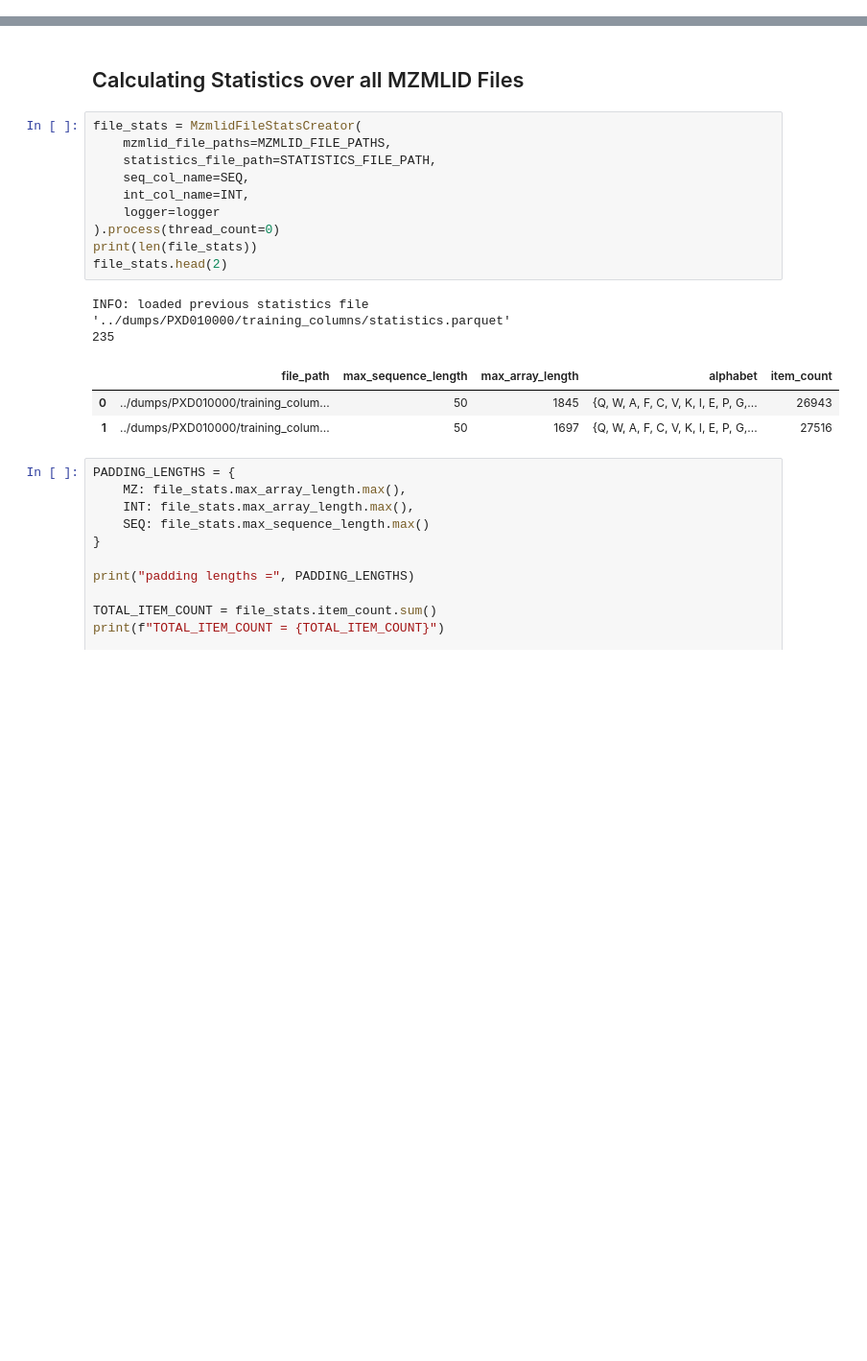
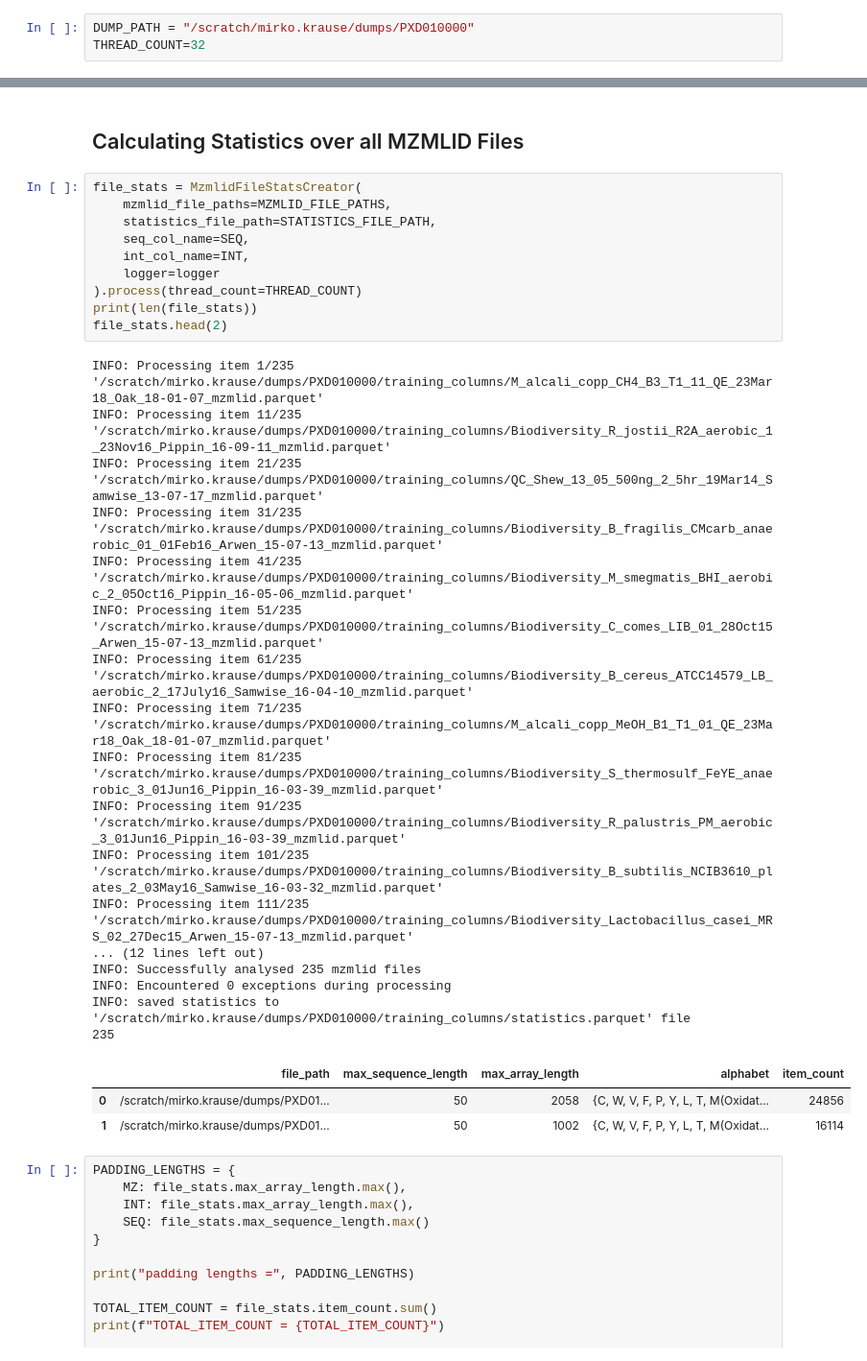
Before and after one commit to Miroka96/mmdenovo, a Jupyter notebook: notebooks/210610_1 Dataset Generation.ipynb, the cells around one changed output, grey strips where cells are left out. Shown at 96% size. Drawn from its saved outputs; the diff is of its cells as text; blank space fills up the shorter version.

Commit message:
adapt data preprocessing to server paths

```diff
--- a/notebooks/210610_1 Dataset Generation.ipynb
+++ b/notebooks/210610_1 Dataset Generation.ipynb
@@ -28 +35,4 @@ pwd
+# %%
+DUMP_PATH = "/scratch/mirko.krause/dumps/PXD010000"
+THREAD_COUNT=32
 # %%
@@ -59,19 +67,34 @@ MZMLID_FILE_PATHS[0]
 # %%
 file_stats = MzmlidFileStatsCreator(
     mzmlid_file_paths=MZMLID_FILE_PATHS,
     statistics_file_path=STATISTICS_FILE_PATH,
     seq_col_name=SEQ,
     int_col_name=INT,
     logger=logger
-).process(thread_count=0)
+).process(thread_count=THREAD_COUNT)
 print(len(file_stats))
 file_stats.head(2)
 # %% [output]
-INFO: loaded previous statistics file '../dumps/PXD010000/training_columns/statistics.parquet'
+INFO: Processing item 1/235 '/scratch/mirko.krause/dumps/PXD010000/training_columns/M_alcali_copp_CH4_B3_T1_11_QE_23Mar18_Oak_18-01-07_mzmlid.parquet'
+INFO: Processing item 11/235 '/scratch/mirko.krause/dumps/PXD010000/training_columns/Biodiversity_R_jostii_R2A_aerobic_1_23Nov16_Pippin_16-09-11_mzmlid.parquet'
+INFO: Processing item 21/235 '/scratch/mirko.krause/dumps/PXD010000/training_columns/QC_Shew_13_05_500ng_2_5hr_19Mar14_Samwise_13-07-17_mzmlid.parquet'
+INFO: Processing item 31/235 '/scratch/mirko.krause/dumps/PXD010000/training_columns/Biodiversity_B_fragilis_CMcarb_anaerobic_01_01Feb16_Arwen_15-07-13_mzmlid.parquet'
+INFO: Processing item 41/235 '/scratch/mirko.krause/dumps/PXD010000/training_columns/Biodiversity_M_smegmatis_BHI_aerobic_2_05Oct16_Pippin_16-05-06_mzmlid.parquet'
+INFO: Processing item 51/235 '/scratch/mirko.krause/dumps/PXD010000/training_columns/Biodiversity_C_comes_LIB_01_28Oct15_Arwen_15-07-13_mzmlid.parquet'
+INFO: Processing item 61/235 '/scratch/mirko.krause/dumps/PXD010000/training_columns/Biodiversity_B_cereus_ATCC14579_LB_aerobic_2_17July16_Samwise_16-04-10_mzmlid.parquet'
+INFO: Processing item 71/235 '/scratch/mirko.krause/dumps/PXD010000/training_columns/M_alcali_copp_MeOH_B1_T1_01_QE_23Mar18_Oak_18-01-07_mzmlid.parquet'
+INFO: Processing item 81/235 '/scratch/mirko.krause/dumps/PXD010000/training_columns/Biodiversity_S_thermosulf_FeYE_anaerobic_3_01Jun16_Pippin_16-03-39_mzmlid.parquet'
+INFO: Processing item 91/235 '/scratch/mirko.krause/dumps/PXD010000/training_columns/Biodiversity_R_palustris_PM_aerobic_3_01Jun16_Pippin_16-03-39_mzmlid.parquet'
+INFO: Processing item 101/235 '/scratch/mirko.krause/dumps/PXD010000/training_columns/Biodiversity_B_subtilis_NCIB3610_plates_2_03May16_Samwise_16-03-32_mzmlid.parquet'
+INFO: Processing item 111/235 '/scratch/mirko.krause/dumps/PXD010000/training_columns/Biodiversity_Lactobacillus_casei_MRS_02_27Dec15_Arwen_15-07-13_mzmlid.parquet'
+... (12 lines left out)
+INFO: Successfully analysed 235 mzmlid files
+INFO: Encountered 0 exceptions during processing
+INFO: saved statistics to '/scratch/mirko.krause/dumps/PXD010000/training_columns/statistics.parquet' file
 235
 |  | file_path | max_sequence_length | max_array_length | alphabet | item_count |
-| 0 | ../dumps/PXD010000/training_colum... | 50 | 1845 | {Q, W, A, F, C, V, K, I, E, P, G,... | 26943 |
-| 1 | ../dumps/PXD010000/training_colum... | 50 | 1697 | {Q, W, A, F, C, V, K, I, E, P, G,... | 27516 |
+| 0 | /scratch/mirko.krause/dumps/PXD01... | 50 | 2058 | {C, W, V, F, P, Y, L, T, M(Oxidat... | 24856 |
+| 1 | /scratch/mirko.krause/dumps/PXD01... | 50 | 1002 | {C, W, V, F, P, Y, L, T, M(Oxidat... | 16114 |
 # %%
 PADDING_LENGTHS = {
     MZ: file_stats.max_array_length.max(),
```
Also changed, not shown: parts of 8 cells of this notebook, 2 other files.
